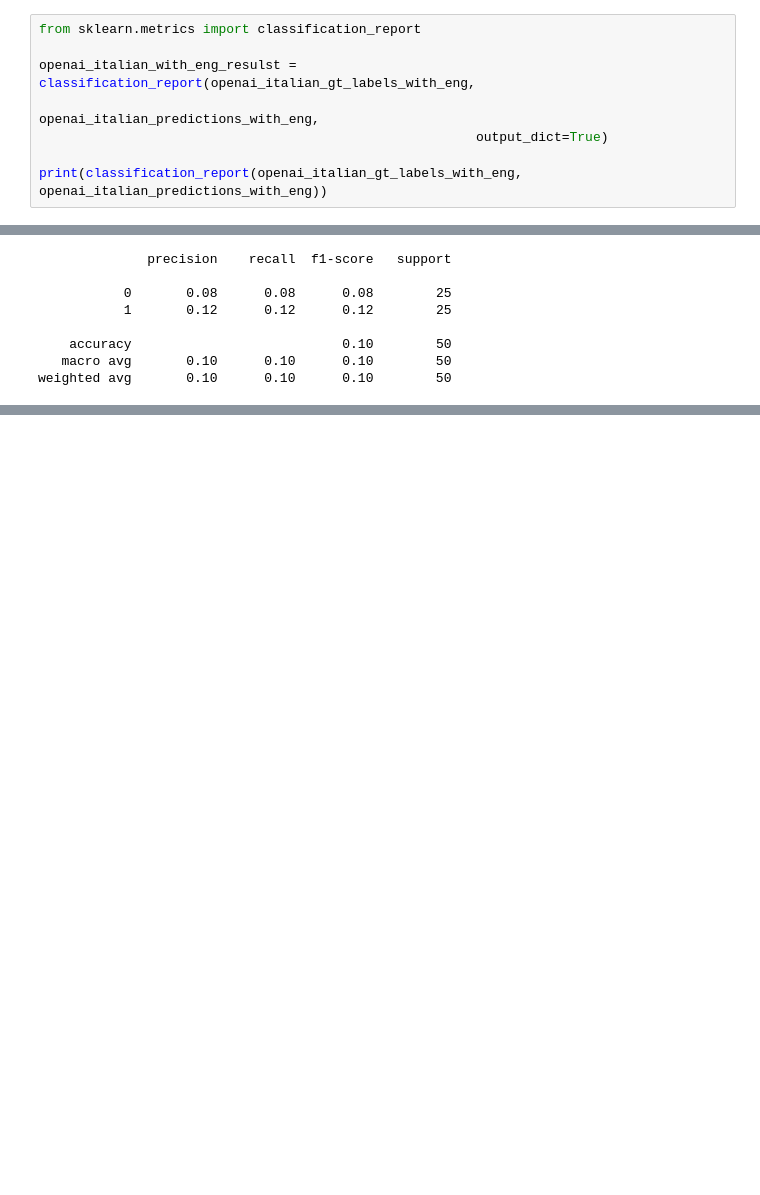
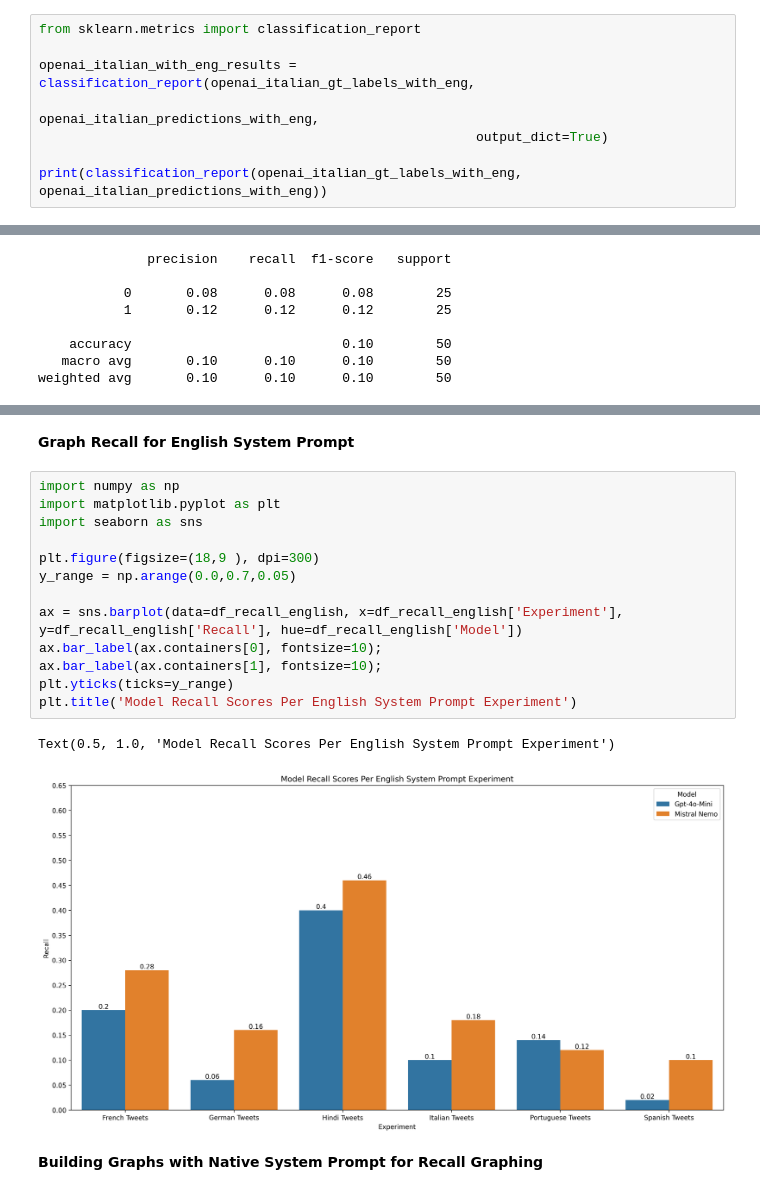
Before and after one commit to GoodGuyGregory/llm-psu-assignment-3, a Jupyter notebook: Assignment_3.ipynb, the cells around one changed output, grey strips where cells are left out. Saved outputs shown, nothing was run; the diff lists cells and outputs as text; blank space fills up the shorter version.

```diff
--- a/Assignment_3.ipynb
+++ b/Assignment_3.ipynb
@@ -1637,7 +1637,7 @@ print(openai_italian_predictions_with_eng)
 # %%
 from sklearn.metrics import classification_report
 
-openai_italian_with_eng_resulst = classification_report(openai_italian_gt_labels_with_eng,
+openai_italian_with_eng_results = classification_report(openai_italian_gt_labels_with_eng,
                                                         openai_italian_predictions_with_eng,
                                                         output_dict=True)
 
@@ -2246,0 +2588,20 @@ weighted avg       0.10      0.10      0.10        50
+# %% [markdown]
+**Graph Recall for English System Prompt**
+# %%
+import numpy as np
+import matplotlib.pyplot as plt
+import seaborn as sns
+
+plt.figure(figsize=(18,9 ), dpi=300)
+y_range = np.arange(0.0,0.7,0.05)
+
+ax = sns.barplot(data=df_recall_english, x=df_recall_english['Experiment'], y=df_recall_english['Recall'], hue=df_recall_english['Model'])
+ax.bar_label(ax.containers[0], fontsize=10);
+ax.bar_label(ax.containers[1], fontsize=10);
+plt.yticks(ticks=y_range)
+plt.title('Model Recall Scores Per English System Prompt Experiment')
+# %% [output]
+Text(0.5, 1.0, 'Model Recall Scores Per English System Prompt Experiment')
+[figure, added]
+# %% [markdown]
+**Building Graphs with Native System Prompt for Recall Graphing**
```
Also changed, not shown: parts of 24 cells of this notebook.
